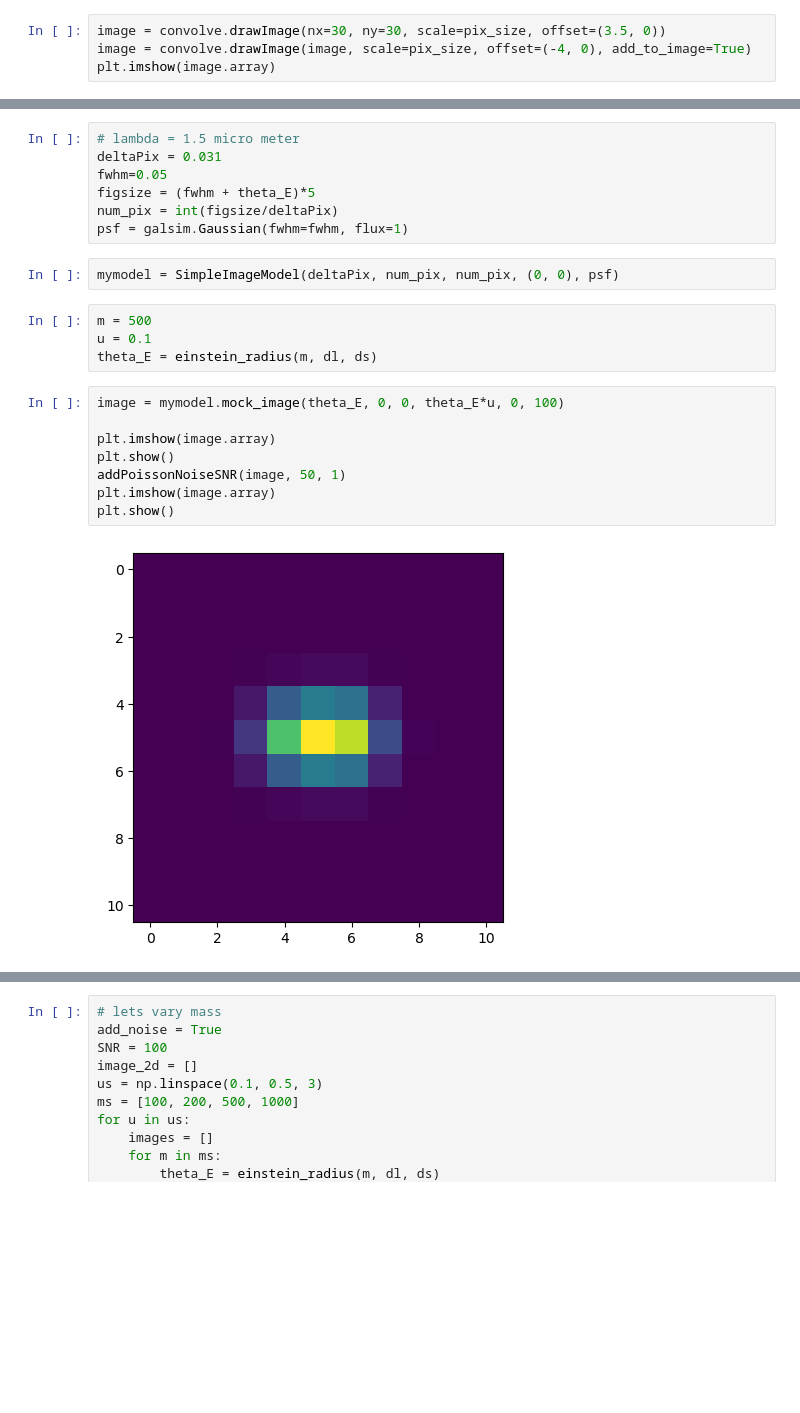
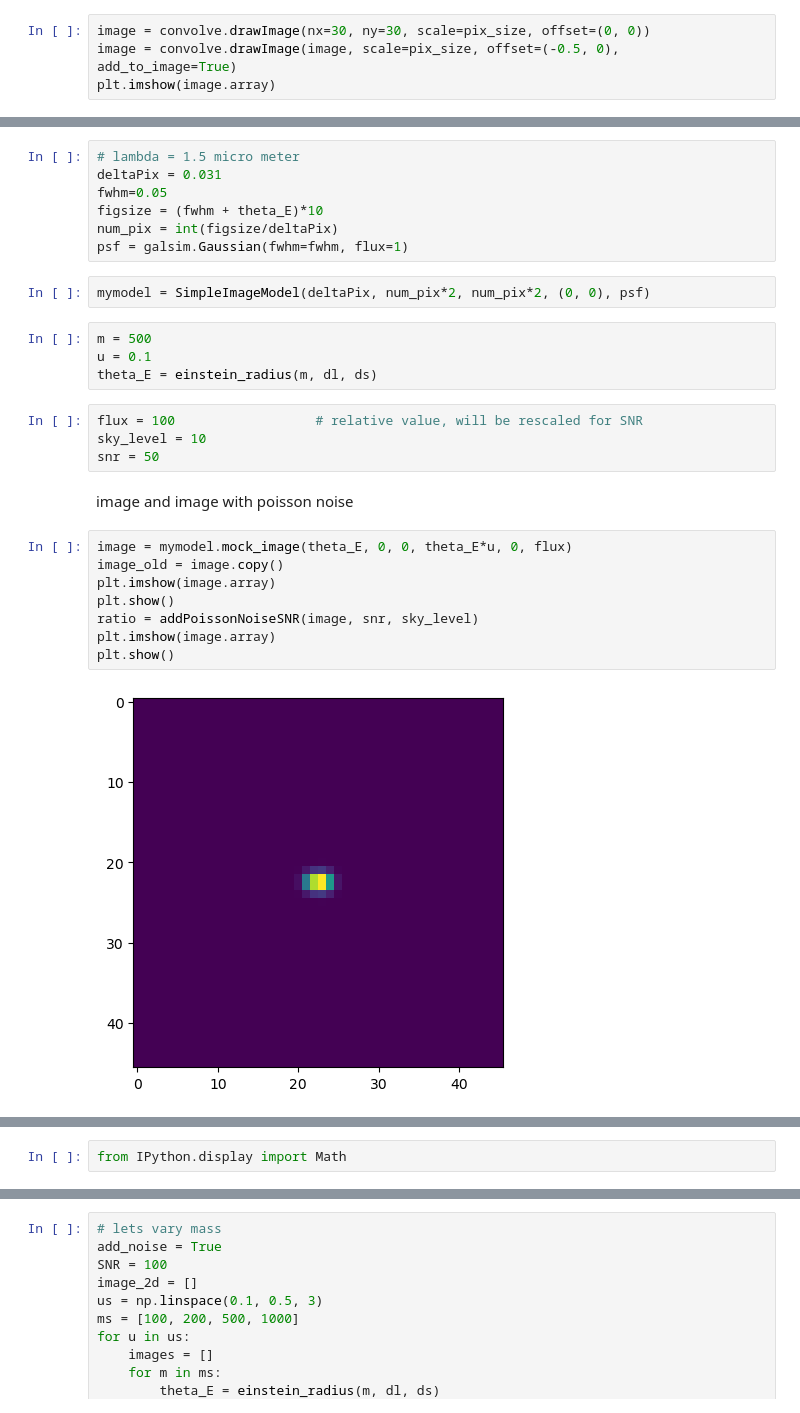
Before and after one commit to MeloDi-23/lenstronomy-image-mock, a Jupyter notebook: simple_plot_test.ipynb, the cells around one changed output, grey strips where cells are left out. Cells and saved outputs as stored; diff of their text form; blank space fills up the shorter version.

Commit message:
add some real mock image codes

```diff
--- a/simple_plot_test.ipynb
+++ b/simple_plot_test.ipynb
@@ -10,8 +13,8 @@ source = galsim.DeltaFunction(flux=1e5)
 convolve = galsim.Convolve([psf, source])
 pix_size = 0.2
 # %%
-image = convolve.drawImage(nx=30, ny=30, scale=pix_size, offset=(3.5, 0))
-image = convolve.drawImage(image, scale=pix_size, offset=(-4, 0), add_to_image=True)
+image = convolve.drawImage(nx=30, ny=30, scale=pix_size, offset=(0, 0))
+image = convolve.drawImage(image, scale=pix_size, offset=(-0.5, 0), add_to_image=True)
 plt.imshow(image.array)
 # %% [output]
 <matplotlib.image.AxesImage at 0x...>
@@ -123,22 +130,28 @@ theta_E = einstein_radius(M0, dl, ds)
 # lambda = 1.5 micro meter
 deltaPix = 0.031
 fwhm=0.05
-figsize = (fwhm + theta_E)*5
+figsize = (fwhm + theta_E)*10
 num_pix = int(figsize/deltaPix)
 psf = galsim.Gaussian(fwhm=fwhm, flux=1)
 # %%
-mymodel = SimpleImageModel(deltaPix, num_pix, num_pix, (0, 0), psf)
+mymodel = SimpleImageModel(deltaPix, num_pix*2, num_pix*2, (0, 0), psf)
 # %%
 m = 500
 u = 0.1
 theta_E = einstein_radius(m, dl, ds)
+# %%
+flux = 100                  # relative value, will be rescaled for SNR
+sky_level = 10
+snr = 50
+# %% [markdown]
+image and image with poisson noise
 # %%
-image = mymodel.mock_image(theta_E, 0, 0, theta_E*u, 0, 100)
-
+image = mymodel.mock_image(theta_E, 0, 0, theta_E*u, 0, flux)
+image_old = image.copy()
 plt.imshow(image.array)
 plt.show()
-addPoissonNoiseSNR(image, 50, 1)
+ratio = addPoissonNoiseSNR(image, snr, sky_level)
 plt.imshow(image.array)
 plt.show()
 # %% [output]
-[figure, old version]
+[figure, new version]
@@ -145,0 +159,2 @@ plt.show()
+# %%
+from IPython.display import Math
```
Also changed, not shown: parts of 17 cells of this notebook, 4 other files.
